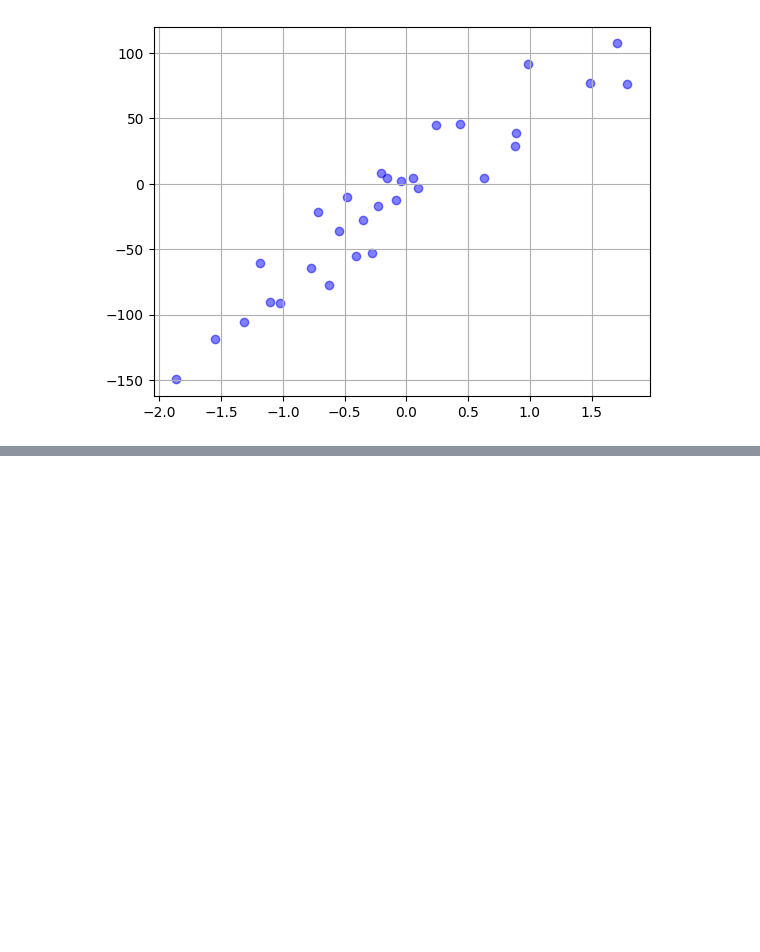
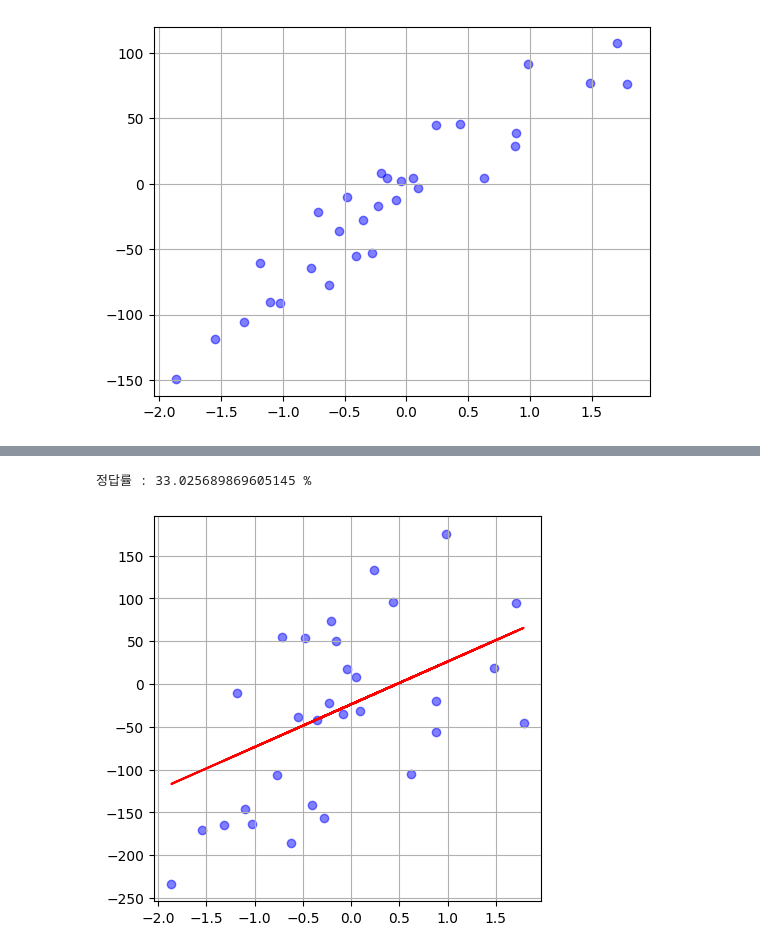
Before and after one commit to thekaszsz/ML_book, a Jupyter notebook: sklearn_regression.ipynb, the cells around one changed output, grey strips where cells are left out. Drawn from its saved outputs; the diff is of its cells as text; code cells hidden in the pictures; blank space fills up the shorter version.

```diff
--- a/sklearn_regression.ipynb
+++ b/sklearn_regression.ipynb
@@ -21,0 +45,25 @@ plt.show()
+# %%
+X, y = make_regression(
+    random_state = 3,
+    n_features = 1,
+    noise = 80,
+    n_samples = 30
+)
+
+X_train, X_test, y_train, y_test = train_test_split (X, y, random_state = 0)
+
+model = LinearRegression()
+model.fit(X_train, y_train)
+
+pred = model.predict(X_test)
+score = r2_score(y_test, pred)
+print('정답률 :', score*100, '%')
+
+plt.figure(figsize = (5,5))
+plt.scatter (X, y, color = 'b', alpha = 0.5)
+plt.plot(X, model.predict(X), color = 'r')
+plt.grid()
+plt.show()
+# %% [output]
+정답률 : 33.025689869605145 %
+[figure, added]
```
Also changed, not shown: parts of 8 cells of this notebook.
